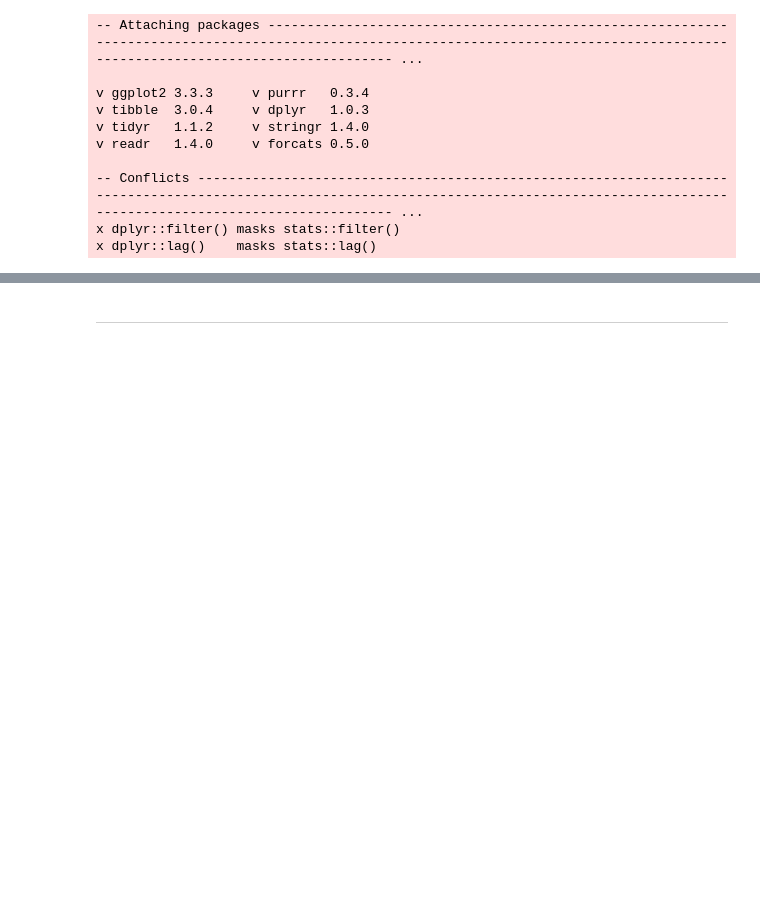
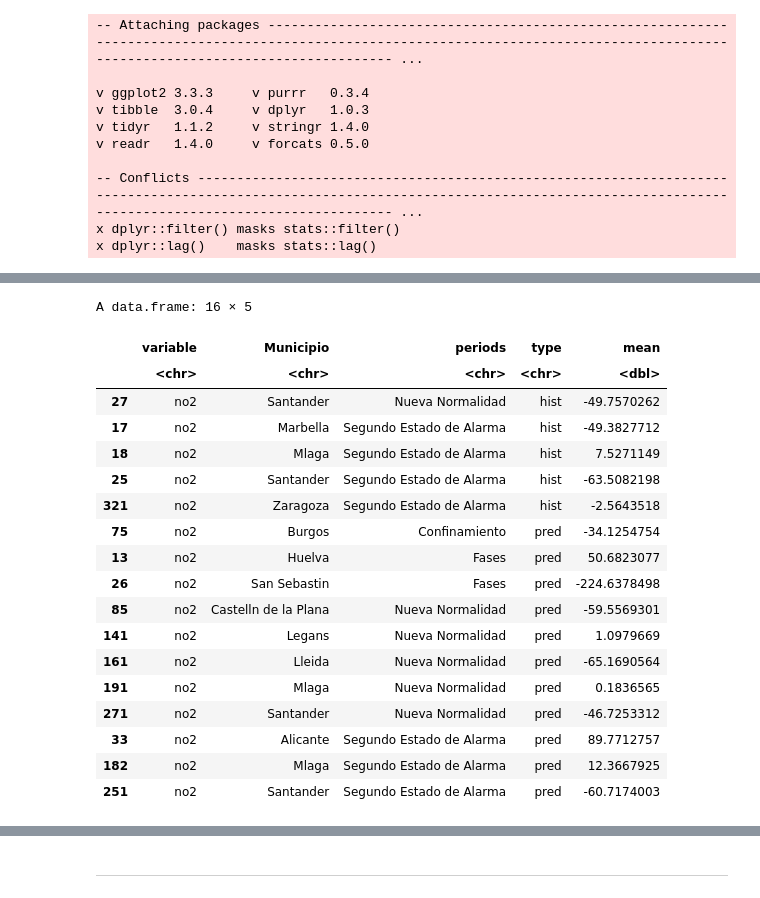
Before and after one commit to Jaimedgp/AirQualityCOVID, a Jupyter notebook: notebooks/Analysis/Predictions-Change.ipynb, the cells around one changed output, grey strips where cells are left out. Drawn from its saved outputs; the diff is of its cells as text; code cells hidden in the pictures; blank space fills up the shorter version.

```diff
--- a/notebooks/Analysis/Predictions-Change.ipynb
+++ b/notebooks/Analysis/Predictions-Change.ipynb
@@ -81,17 +70,14 @@ A data.frame: 6 × 5
 # %%
-load("data/data_AQ.rda")
+load("data/all/data_AQ.rda")
 
 old <- data_AQ %>%
-            openair::timeAverage(avg.time = "day",
-                                 type = c("variable", "site")) %>%
-            mutate(date=lubridate::as_date(date)) %>%
-            filter(lubridate::year(date) < 2020) %>%
-            select(date, site, variable, value)
+        filter(lubridate::year(date) < 2020) %>%
+        select(date, site, variable, value)
 lubridate::year(old$date) <- 2020
 
 old.mean <- old %>%
                 group_by(date, variable, site) %>%
                 summarise(value = mean(value, na.rm=T)) %>%
-                rename(previous.years = value)
+                rename(hist = value)
 # %% [output]
 `summarise()` has grouped output by 'date', 'variable'. You can override using the `.groups` argument.
@@ -174 +196,32 @@ head(outlier.df) %>% select(-latitude, -longitude)
+# %%
+write.csv(outlier.df,
+          "data/Results/vs_Predictions/outliers.csv",
+          row.names=FALSE)
+
+outlier.df %>%
+    filter(
+           variable == "no2",
+           #periods == "lockdown"
+          ) %>%
+    select(-latitude, -longitude)
+# %% [output]
+A data.frame: 16 × 5
+|  | variable | Municipio | periods | type | mean |
+|  | <chr> | <chr> | <chr> | <chr> | <dbl> |
+| 27 | no2 | Santander | Nueva Normalidad | hist | -49.7570262 |
+| 17 | no2 | Marbella | Segundo Estado de Alarma | hist | -49.3827712 |
+| 18 | no2 | Mlaga | Segundo Estado de Alarma | hist | 7.5271149 |
+| 25 | no2 | Santander | Segundo Estado de Alarma | hist | -63.5082198 |
+| 321 | no2 | Zaragoza | Segundo Estado de Alarma | hist | -2.5643518 |
+| 75 | no2 | Burgos | Confinamiento | pred | -34.1254754 |
+| 13 | no2 | Huelva | Fases | pred | 50.6823077 |
+| 26 | no2 | San Sebastin | Fases | pred | -224.6378498 |
+| 85 | no2 | Castelln de la Plana | Nueva Normalidad | pred | -59.5569301 |
+| 141 | no2 | Legans | Nueva Normalidad | pred | 1.0979669 |
+| 161 | no2 | Lleida | Nueva Normalidad | pred | -65.1690564 |
+| 191 | no2 | Mlaga | Nueva Normalidad | pred | 0.1836565 |
+| 271 | no2 | Santander | Nueva Normalidad | pred | -46.7253312 |
+| 33 | no2 | Alicante | Segundo Estado de Alarma | pred | 89.7712757 |
+| 182 | no2 | Mlaga | Segundo Estado de Alarma | pred | 12.3667925 |
+| 251 | no2 | Santander | Segundo Estado de Alarma | pred | -60.7174003 |
 # %%
```
Also changed, not shown: parts of 19 cells of this notebook, 27 other files.
